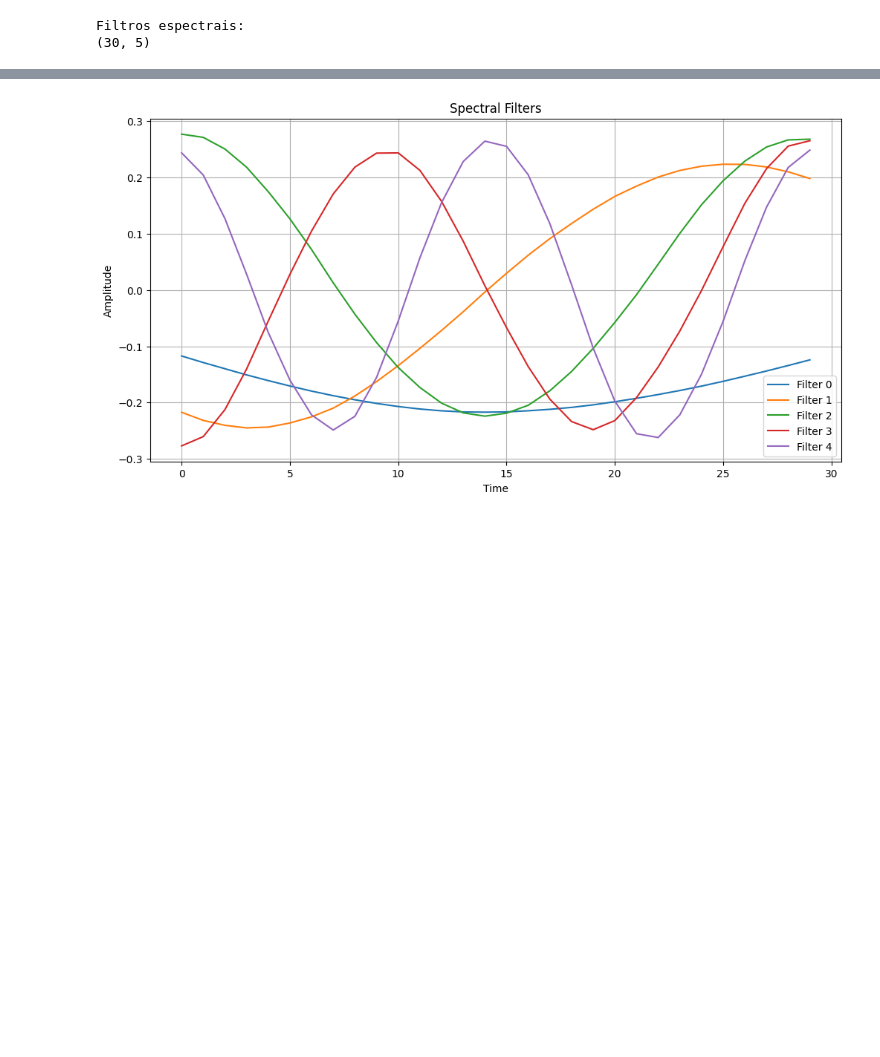
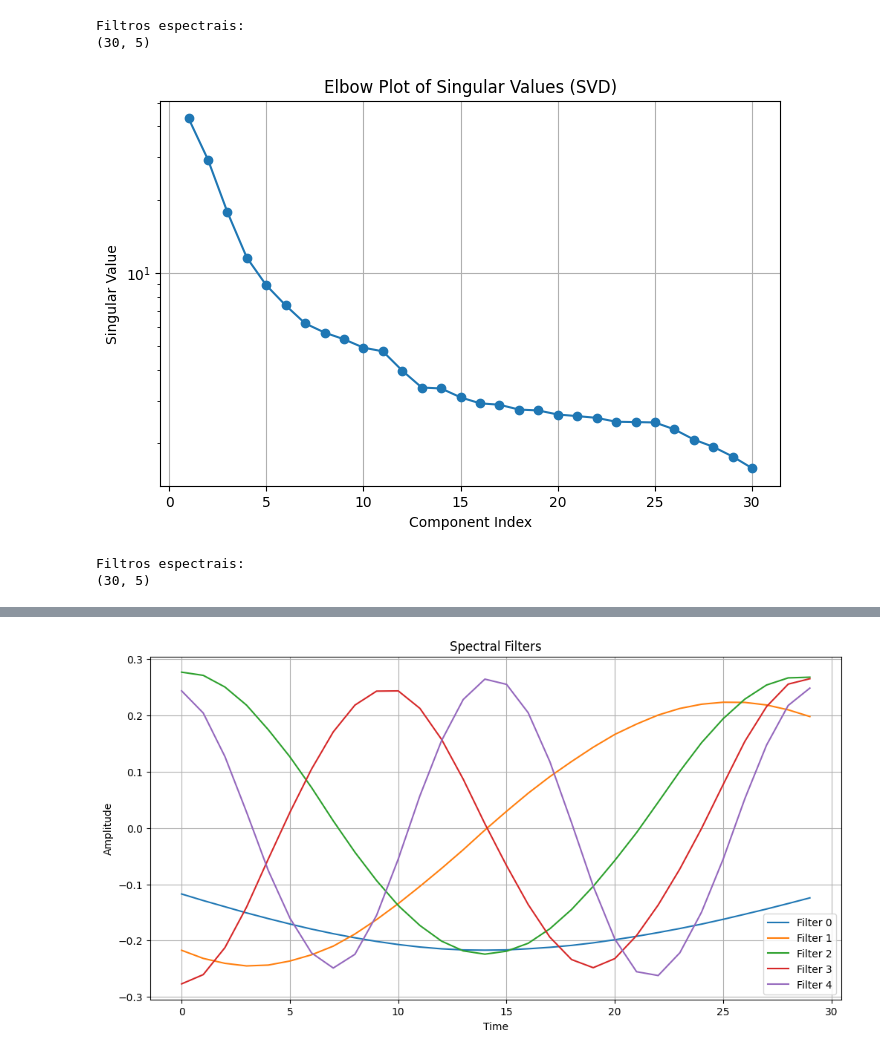
Before and after one commit to RicksonMonteiroML/spectral-Filtering-with-vaw, a Jupyter notebook: notebooks/00_introduction_spectral_filtering_with_vaw.ipynb, the cells around one changed output, grey strips where cells are left out. Cells and saved outputs as stored; diff of their text form; code cells hidden in the pictures; blank space fills up the shorter version.

```diff
--- a/notebooks/00_introduction_spectral_filtering_with_vaw.ipynb
+++ b/notebooks/00_introduction_spectral_filtering_with_vaw.ipynb
@@ -211,3 +304,52 @@ print(spectral_filters.shape)
 # %% [output]
 Filtros espectrais:
 (30, 5)
+# %%
+import numpy as np
+import matplotlib.pyplot as plt
+
+# ============================================================
+# 3. Spectral decomposition
+# ============================================================
+
+# SVD da Hankel
+U, S, Vt = np.linalg.svd(H, full_matrices=False)
+
+# ============================================================
+# Elbow Plot
+# ============================================================
+
+plt.figure(figsize=(8, 5))
+
+# Singular values
+plt.plot(
+    range(1, len(S) + 1),
+    S,
+    marker='o'
+)
+
+plt.xlabel("Component Index")
+plt.ylabel("Singular Value")
+plt.title("Elbow Plot of Singular Values (SVD)")
+plt.grid(True)
+
+# Opcional: escala log ajuda bastante
+plt.yscale("log")
+
+plt.show()
+
+# ============================================================
+# Escolha do número de filtros espectrais
+# ============================================================
+
+# Exemplo:
+k = 5
+
+spectral_filters = U[:, :k]
+
+print("Filtros espectrais:")
+print(spectral_filters.shape)
+# %% [output]
+[figure, added]
+Filtros espectrais:
+(30, 5)
```
Also changed, not shown: parts of 15 cells of this notebook.
